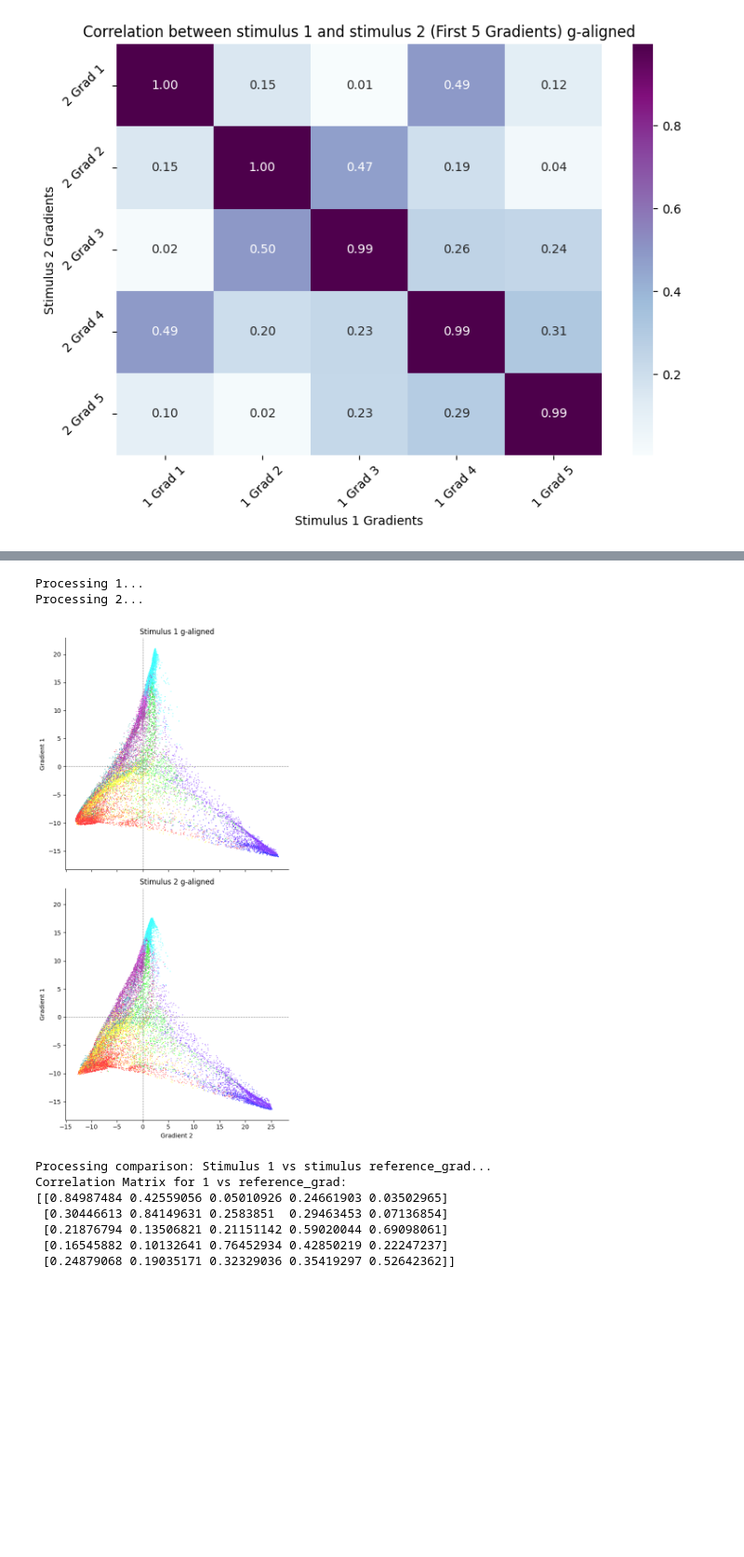
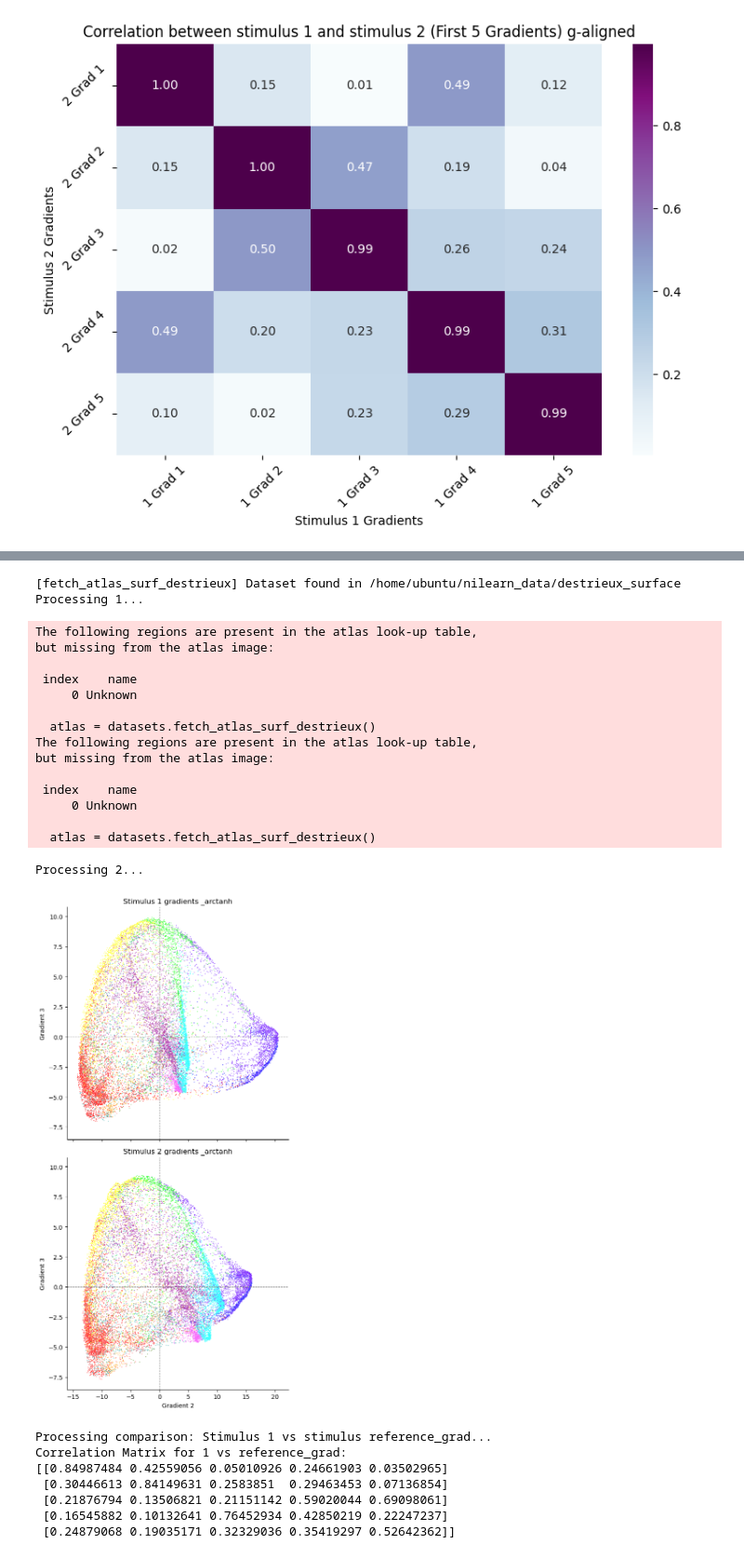
Before and after one commit to mrenke/parietal_patterns, a Jupyter notebook: sophie/average_gradient_glmsingle.ipynb, the cells around one changed output, grey strips where cells are left out. Shown at 93% size. Drawn from its saved outputs; the diff is of its cells as text; code cells hidden in the pictures; blank space fills up the shorter version.

```diff
--- a/sophie/average_gradient_glmsingle.ipynb
+++ b/sophie/average_gradient_glmsingle.ipynb
@@ -177,10 +400,19 @@ av_cm.shape
 # %%
+bids_folder_matrices = '/mnt_AdaBD_largefiles/Data/SMILE_DATA/DNumRisk/ds-dnumrisk'
+
+specification = '' # align_spec = '_align-procrustes'
+
 sub = 'All'
-stimulus = '2'
-spec = 'g-aligned'  #gradients
-target_dir = op.join(bids_folder_matrices, 'derivatives', 'gradients.glmsingle', f'sub-{sub}', f'stimulus_{stimulus}')
+stim = 'both'
+groups = ['0', '1']
+spec = 'gradients'  #g-aligned
+grad = {'0': [],
+        '1': []}
 
-grad = np.load(op.join(target_dir,f'sub-{sub}_{spec}_space-fsaverag5_n10{specification}_stimulus_{stimulus}_betas.npy'))
+for group in groups:
+    target_dir = op.join(bids_folder_matrices, 'derivatives', 'gradients.glmsingle', f'sub-{sub}', f'stimulus_{stim}')
+
+    grad[group] = np.load(op.join(target_dir,f'sub-{sub}_{spec}_space-fsaverag5_n10{specification}_stimulus_{stim}_group-{group}_betas.npy'))
 # %%
 # plotting gradients
 
@@ -413,13 +637,22 @@ Name: Network Name, dtype: object
+# %%
+caNets_fsav5_mapping = caNets_fsav5_mapping[mask]
 # %%
+# remember to load bids_folder definition
+
 import numpy as np
 import os.path as op
 import pandas as pd
 import seaborn as sns
 import matplotlib.pyplot as plt
+from my_utils import get_basic_mask
+
+mask, labeling_noParcel = get_basic_mask()
 
 sub = 'All'
 stimuli_types = ['1', '2']
-spec = 'g-aligned'  # gradients
+spec = 'gradients'  # g-aligned
+arctanh = '_arctanh' #''
+network_map = caNets_fsav5_mapping # needs to be masked!! # precis_map
 
 # Create a dictionary mapping network names to colors
 network_colors = {name: color for name, color in zip(CAatlas_names['Network Name'], ca_cmap.colors[1:])}
@@ -430,47 +663,66 @@ correlation_results = {}
 # Create subplots for each stimulus
 fig, axs = plt.subplots(len(stimuli_types), 1, figsize=(6, 12), sharex=True, sharey=True)
 
+
+
 for i, stimulus in enumerate(stimuli_types):  # Use enumerate to get the index (i) and stimulus name
     print(f'Processing {stimulus}...')
 
     try:
         # Load the combined gradient matrix for the current stimulus
         gradients = np.load(op.join(bids_folder_matrices, 'derivatives', 'gradients.glmsingle',
                                      f'sub-{sub}', f'stimulus_{stimulus}',
-                                     f'sub-{sub}_{spec}_space-fsaverag5_n10_stimulus_{stimulus}_betas.npy'))
+                                     f'sub-{sub}_{spec}_space-fsaverag5_n10_stimulus_{stimulus}_betas{arctanh}.npy'))
 
         # Extract the first two rows (Gradient 1 and Gradient 2)
-        grad1 = gradients[0, :]  # First row: Gradient 1
-        grad2 = gradients[1, :]  # Second row: Gradient 2
+        grad1 = -gradients[0, :][mask]  # First row: Gradient 1, need to flip this gradient
+        grad2 = gradients[1, :][mask]  # Second row: Gradient 2
+        grad3 = gradients[2, :][mask]  # Second row: Gradient 3
 
         # Create a DataFrame for plotting
         df = pd.DataFrame({
             'Gradient 1': grad1,
             'Gradient 2': grad2,
-            'ca_network': caNets_fsav5_mapping  # Map network indices to vertices
+            'Gradient 3': grad3,
+            'ca_network': network_map # [stim]  # Map network indices to vertices
         })
 
         # Map network names to the ca_network column
         df['ca_network_name'] = df['ca_network'].map(CAatlas_names['Network Name'])
 
         # Scatter plot of Gradient 1 vs Gradient 2
-        sns.scatterplot(data=df, x='Gradient 2', y='Gradient 1', hue='ca_network_name',
+        sns.scatterplot(data=df, x='Gradient 2', y='Gradient 3', hue='ca_network_name',
                         palette=network_colors, s=1.4, legend=False, ax=axs[i])
-        axs[i].set(title=f'Stimulus {stimulus} {spec}', xlabel='Gradient 2', ylabel='Gradient 1')
+        axs[i].set(title=f'Stimulus {stimulus} {spec} {arctanh}', xlabel='Gradient 2', ylabel='Gradient 3') # mapping to beta derived precision mapping map
         axs[i].axhline(0, color='gray', linestyle='--', linewidth=0.8)
         axs[i].axvline(0, color='gray', linestyle='--', linewidth=0.8)
 
     except Exception as e:
         print(f'Failed to process {stimulus}: {e}')
 
 # Adjust layout and remove spines
 plt.tight_layout()
 sns.despine()
 plt.show()
 # %% [output]
+[fetch_atlas_surf_destrieux] Dataset found in /home/ubuntu/nilearn_data/destrieux_surface
 Processing 1...
-Processing 2...
+The following regions are present in the atlas look-up table,
+but missing from the atlas image:
+
+ index    name
+     0 Unknown
+
+  atlas = datasets.fetch_atlas_surf_destrieux()
+The following regions are present in the atlas look-up table,
+but missing from the atlas image:
+
+ index    name
+     0 Unknown
+
+  atlas = datasets.fetch_atlas_surf_destrieux()
+Processing 2...
-[figure, old version]
+[figure, new version]
 # %%
 # correlation matrices between unaligned gradients and whole task gradients
 
```
Also changed, not shown: parts of 26 cells of this notebook, 5 other files.
